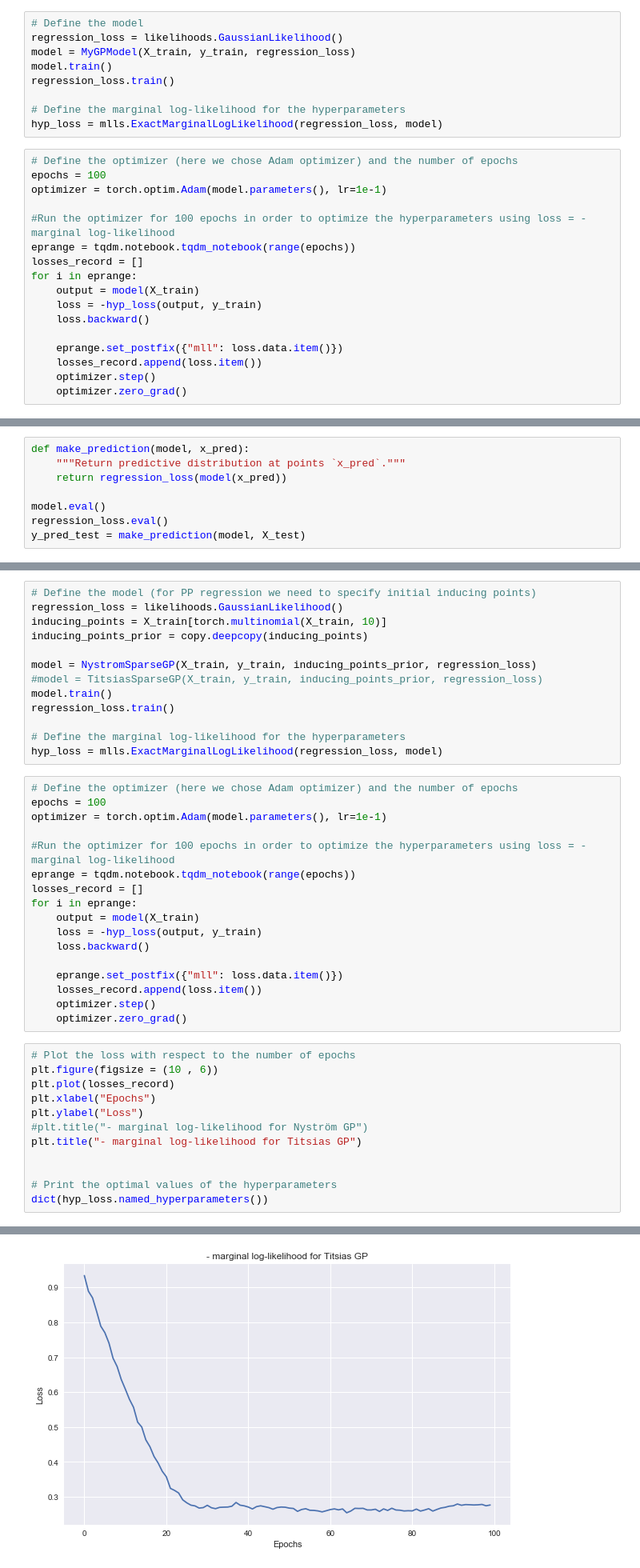
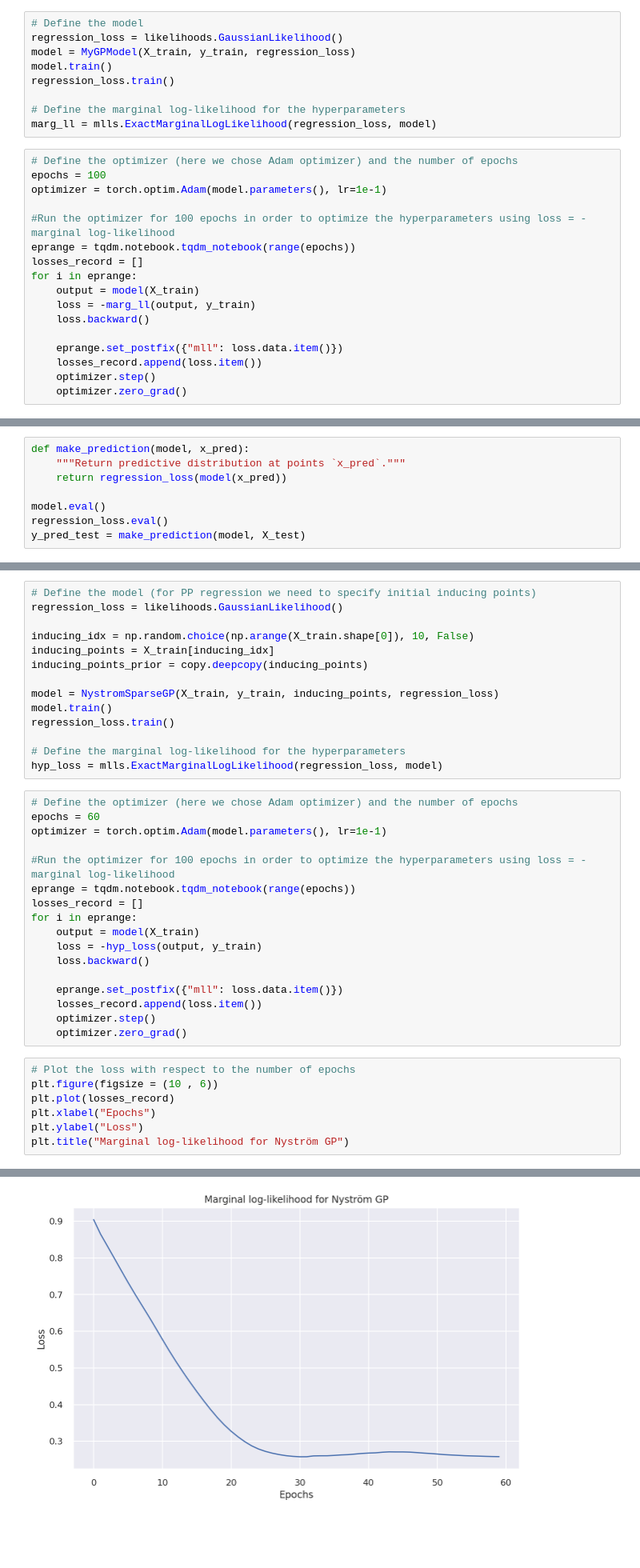
Before and after one commit to sadok95jee/MVABML, a Jupyter notebook: sparse_gp_comparison.ipynb, the cells around one changed output, grey strips where cells are left out. Shown at 80% size. Saved outputs shown, nothing was run; the diff lists cells and outputs as text; blank space fills up the shorter version.

```diff
--- a/sparse_gp_comparison.ipynb
+++ b/sparse_gp_comparison.ipynb
@@ -46,7 +55,7 @@ model.train()
 regression_loss.train()
 
 # Define the marginal log-likelihood for the hyperparameters
-hyp_loss = mlls.ExactMarginalLogLikelihood(regression_loss, model)
+marg_ll = mlls.ExactMarginalLogLikelihood(regression_loss, model)
 # %%
 # Define the optimizer (here we chose Adam optimizer) and the number of epochs
 epochs = 100
@@ -57,7 +66,7 @@ eprange = tqdm.notebook.tqdm_notebook(range(epochs))
 losses_record = []
 for i in eprange:
     output = model(X_train)
-    loss = -hyp_loss(output, y_train)
+    loss = -marg_ll(output, y_train)
     loss.backward()
 
     eprange.set_postfix({"mll": loss.data.item()})
@@ -113,11 +118,12 @@ plt.legend()
 # %%
 # Define the model (for PP regression we need to specify initial inducing points)
 regression_loss = likelihoods.GaussianLikelihood()
-inducing_points = X_train[torch.multinomial(X_train, 10)]
+
+inducing_idx = np.random.choice(np.arange(X_train.shape[0]), 10, False)
+inducing_points = X_train[inducing_idx]
 inducing_points_prior = copy.deepcopy(inducing_points)
 
-model = NystromSparseGP(X_train, y_train, inducing_points_prior, regression_loss)
-#model = TitsiasSparseGP(X_train, y_train, inducing_points_prior, regression_loss)
+model = NystromSparseGP(X_train, y_train, inducing_points, regression_loss)
 model.train()
 regression_loss.train()
 
@@ -125,7 +131,7 @@ regression_loss.train()
 hyp_loss = mlls.ExactMarginalLogLikelihood(regression_loss, model)
 # %%
 # Define the optimizer (here we chose Adam optimizer) and the number of epochs
-epochs = 100
+epochs = 60
 optimizer = torch.optim.Adam(model.parameters(), lr=1e-1)
 
 #Run the optimizer for 100 epochs in order to optimize the hyperparameters using loss = - marginal log-likelihood
@@ -146,10 +152,5 @@ plt.figure(figsize = (10 , 6))
 plt.plot(losses_record)
 plt.xlabel("Epochs")
 plt.ylabel("Loss")
-#plt.title("- marginal log-likelihood for Nyström GP")
-plt.title("- marginal log-likelihood for Titsias GP")
-
-
-# Print the optimal values of the hyperparameters
-dict(hyp_loss.named_hyperparameters())
+plt.title("Marginal log-likelihood for Nyström GP")
 # %% [output]
@@ -173,4 +158,4 @@ dict(hyp_loss.named_hyperparameters())
-[figure, old version]
+[figure, new version]
 # %%
 model.eval()
 regression_loss.eval()
```
Also changed, not shown: parts of 31 cells of this notebook, 5 other files.
